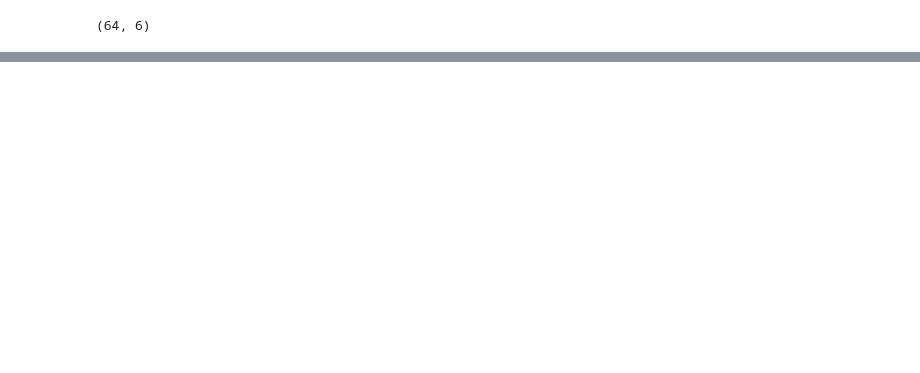
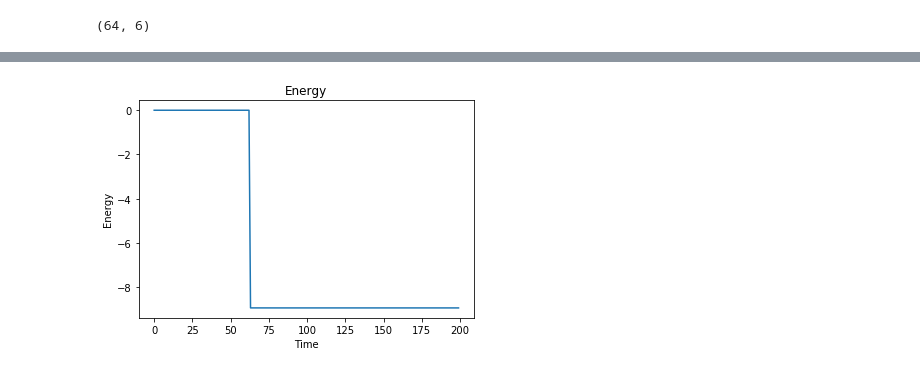
Before and after one commit to SudeshnaBora/MI2, a Jupyter notebook: SigmoidFreud_Assignment07.ipynb, the cells around one changed output, grey strips where cells are left out. Drawn from its saved outputs; the diff is of its cells as text; code cells hidden in the pictures; blank space fills up the shorter version.

```diff
--- a/SigmoidFreud_Assignment07.ipynb
+++ b/SigmoidFreud_Assignment07.ipynb
@@ -150,0 +201,8 @@ plt.show()
+# %%
+plt.plot(energies)
+plt.title('Energy')
+plt.xlabel('Time')
+plt.ylabel('Energy')
+plt.show()
+# %% [output]
+[figure, added]
```
Also changed, not shown: parts of 11 cells of this notebook.
